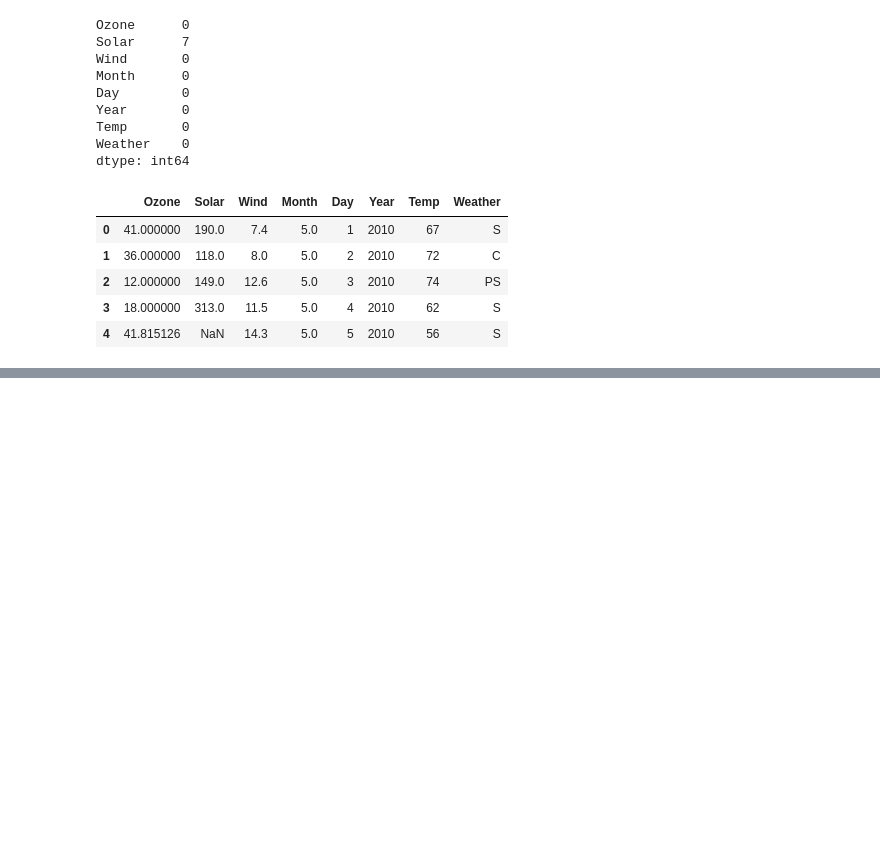
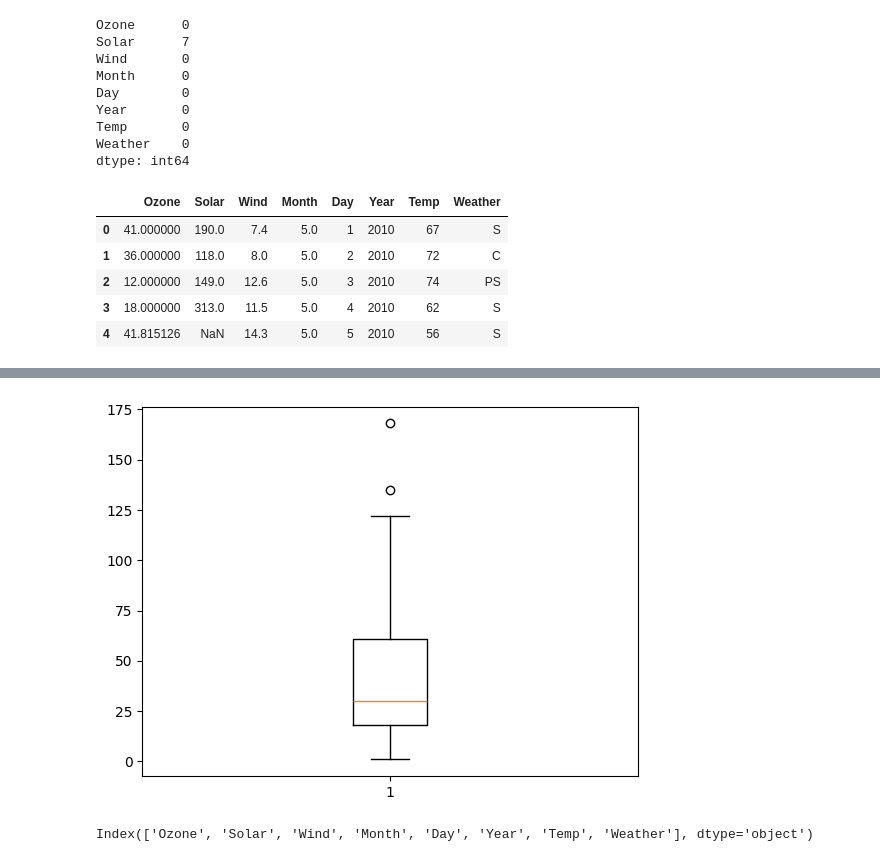
Before and after one commit to surajdehury/data-analytics, a Jupyter notebook: May/08.05.2026/LC11.ipynb, the cells around one changed output, grey strips where cells are left out. Saved outputs shown, nothing was run; the diff lists cells and outputs as text; code cells hidden in the pictures; blank space fills up the shorter version.

```diff
--- a/May/08.05.2026/LC11.ipynb
+++ b/May/08.05.2026/LC11.ipynb
@@ -340,0 +352,13 @@ data2['Solar']=data2['Solar'].fillna(o)
+# %%
+import matplotlib.pyplot as plt
+
+data_box = data.dropna() #//Key lesson: Never run outlier detection on data that has already been imputed with mean/median — the imputation distorts the distribution and makes the boxplot unreliable.
+data1_box = data_box['Ozone']
+plt.boxplot(data1_box)
+plt.show()
+# %% [output]
+[figure, added]
+# %%
+data2.columns
+# %% [output]
+Index(['Ozone', 'Solar', 'Wind', 'Month', 'Day', 'Year', 'Temp', 'Weather'], dtype='object')
```
Also changed, not shown: parts of 6 cells of this notebook.
